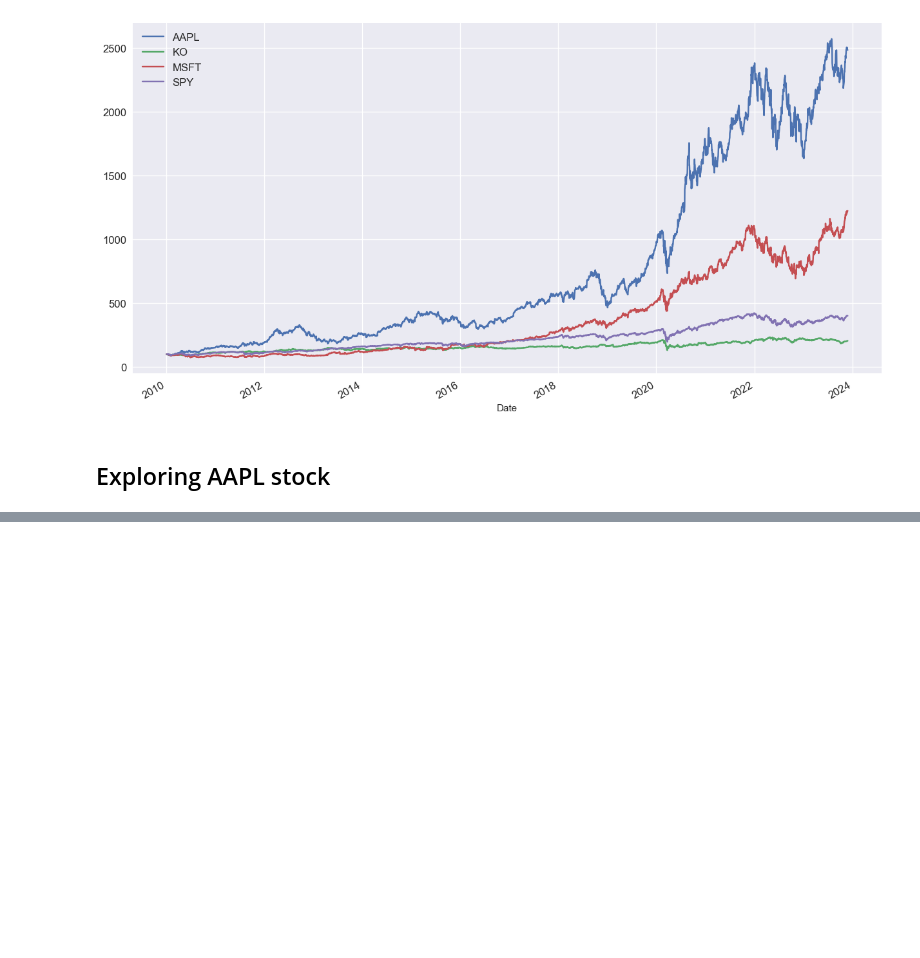
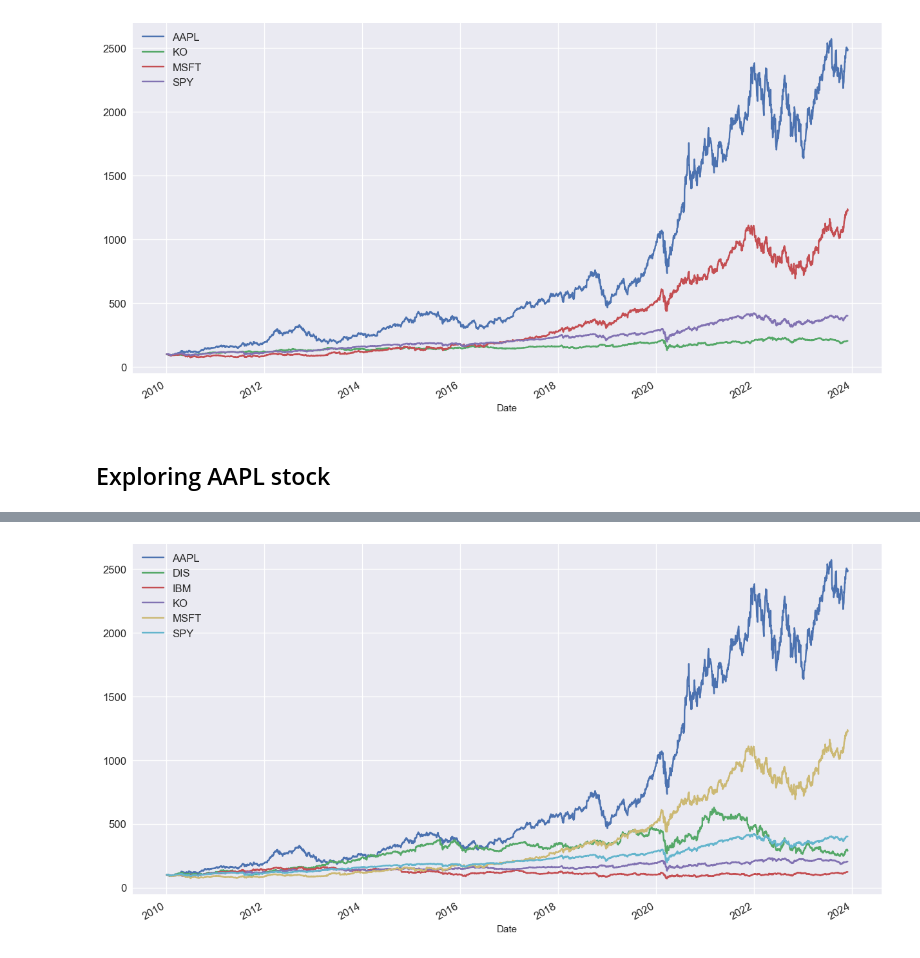
Before and after one commit to chrishunt11/Algorithmic_Trading_Python, a Jupyter notebook: Algorithmic Trading.ipynb, the cells around one changed output, grey strips where cells are left out. Cells and saved outputs as stored; diff of their text form; code cells hidden in the pictures; blank space fills up the shorter version.

```diff
--- a/Algorithmic Trading.ipynb
+++ b/Algorithmic Trading.ipynb
@@ -444,0 +632,4 @@ aapl
+# %%
+ticker = ["SPY", "KO", "AAPL", "MSFT", "IBM", "DIS"]
+# %%
+stocks = yf.download(ticker, start="2010-01-01", end="2023-11-30")
@@ -444,0 +656,3 @@ aapl
+# %%
+close = stocks.loc[:,"Close"].copy()
+close
@@ -444,0 +674,8 @@ aapl
+# %%
+normal_close = close.div(close.iloc[0]).mul(100)
+# %%
+normal_close.plot(figsize=(15,8), fontsize=12)
+plt.legend(fontsize=12)
+plt.show()
+# %% [output]
+[figure, added]
```
Also changed, not shown: parts of 58 cells of this notebook, 1 other file.
